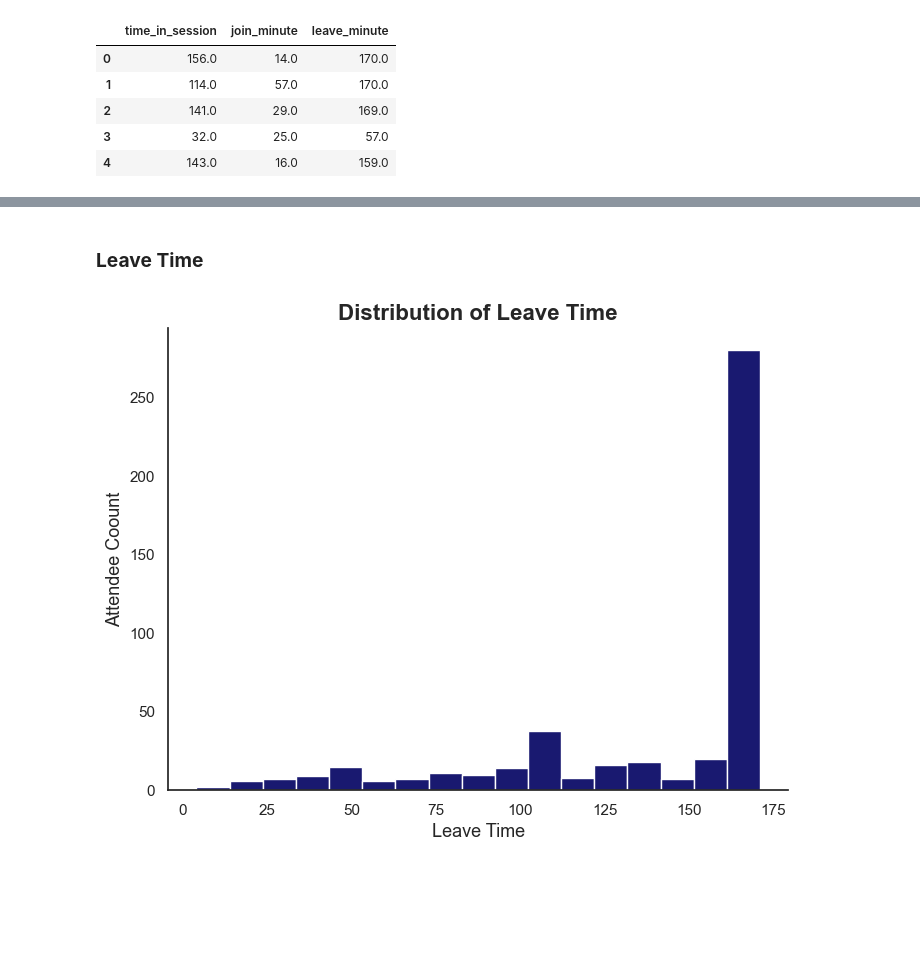
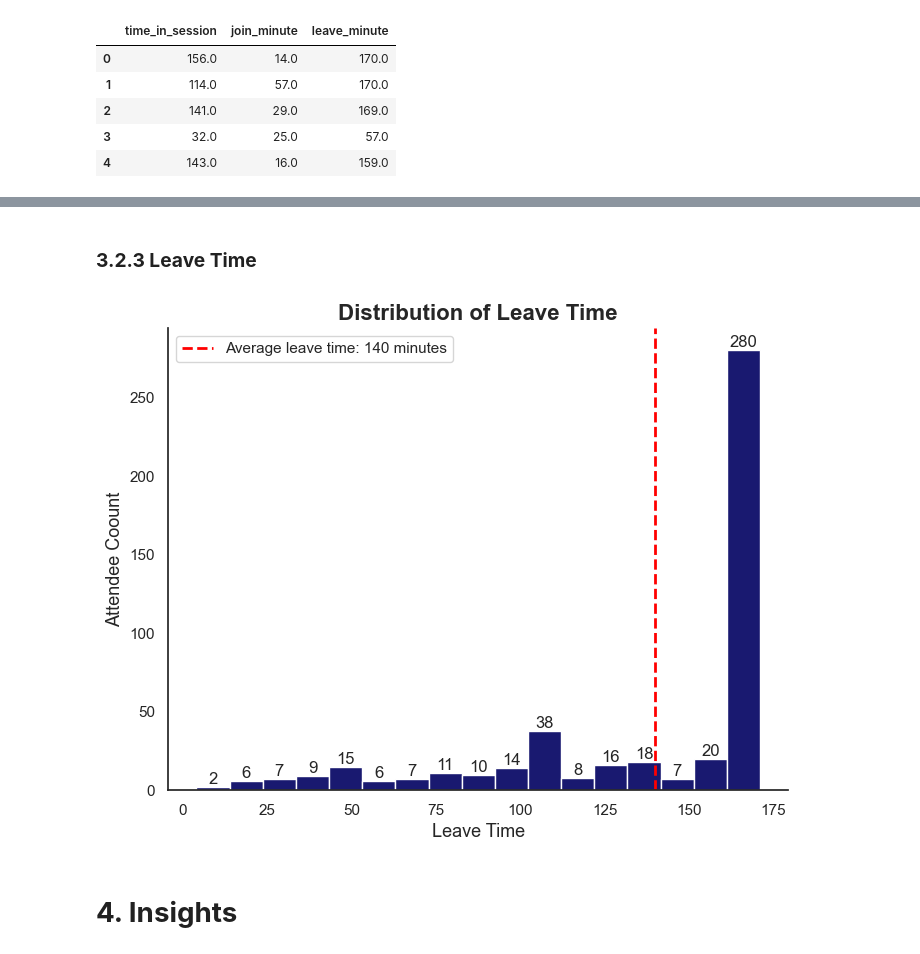
Before and after one commit to merlyn-true/event-attendee-analysis, a Jupyter notebook: notebooks/03-visualization.ipynb, the cells around one changed output, grey strips where cells are left out. Cells and saved outputs as stored; diff of their text form; code cells hidden in the pictures; blank space fills up the shorter version.

```diff
--- a/notebooks/03-visualization.ipynb
+++ b/notebooks/03-visualization.ipynb
@@ -130,7 +168,7 @@ plt.show()
 # Create 8x6 figure
 plt.figure(figsize=(8,6))
 # Create histogram
-sns.histplot(data=zoom_session_data,
+ax = sns.histplot(data=zoom_session_data,
              x="join_minute",
              binwidth=10,
             #  edgecolor='black',
@@ -144,5 +182,20 @@ plt.xlabel("Join Time", fontsize=13)
 plt.ylabel("Attendee Coount", fontsize=13)
 # Remove top and right border
 sns.despine()
+# Add labels
+for container in ax.containers:
+    ax.bar_label(container, fmt='%d')  # fmt controls label format
+# Add average join time
+avg_join_time = zoom_session_data['join_minute'].mean()
+ax.axvline(x=avg_join_time,
+           color="red",
+           linestyle="--",
+           linewidth=2,
+           label=f'Average join time: {int(np.ceil(avg_join_time))} minutes')
+# Show legend
+ax.legend()
+# Save plot
+plt.savefig('../output/charts-figures/join-time-histogram.png')
+# Show plot
 plt.show()
 # %% [output]
@@ -150,23 +203,40 @@ plt.show()
 # %% [markdown]
-### **Leave Time**
+### **3.2.3 Leave Time**
 # %%
 # Create 8x6 figure
 plt.figure(figsize=(8,6))
 # Create histogram
-sns.histplot(data=zoom_session_data,
+ax = sns.histplot(data=zoom_session_data,
              x="leave_minute",
              binwidth=10,
             #  edgecolor='black',
              color='midnightblue',
              alpha=1)
 # Add title
 plt.title('Distribution of Leave Time', fontsize=16, weight='bold')
 # Add x label
 plt.xlabel("Leave Time", fontsize=13)
 # Add ylabel
 plt.ylabel("Attendee Coount", fontsize=13)
 # Remove top and right border
 sns.despine()
+# Add labels
+for container in ax.containers:
+    ax.bar_label(container, fmt='%d')  # fmt controls label format
+# Add average leave time
+avg_leave_time = zoom_session_data['leave_minute'].mean()
+ax.axvline(x=avg_leave_time,
+           color="red",
+           linestyle="--",
+           linewidth=2,
+           label=f'Average leave time: {int(np.ceil(avg_leave_time))} minutes')
+# Show legend
+ax.legend()
+# Save plot
+plt.savefig('../output/charts-figures/leave-time-histogram.png')
+# Show plot
 plt.show()
 # %% [output]
-[figure, old version]
+[figure, new version]
+# %% [markdown]
+# **4. Insights**
```
Also changed, not shown: parts of 15 cells of this notebook, 2 other files.
